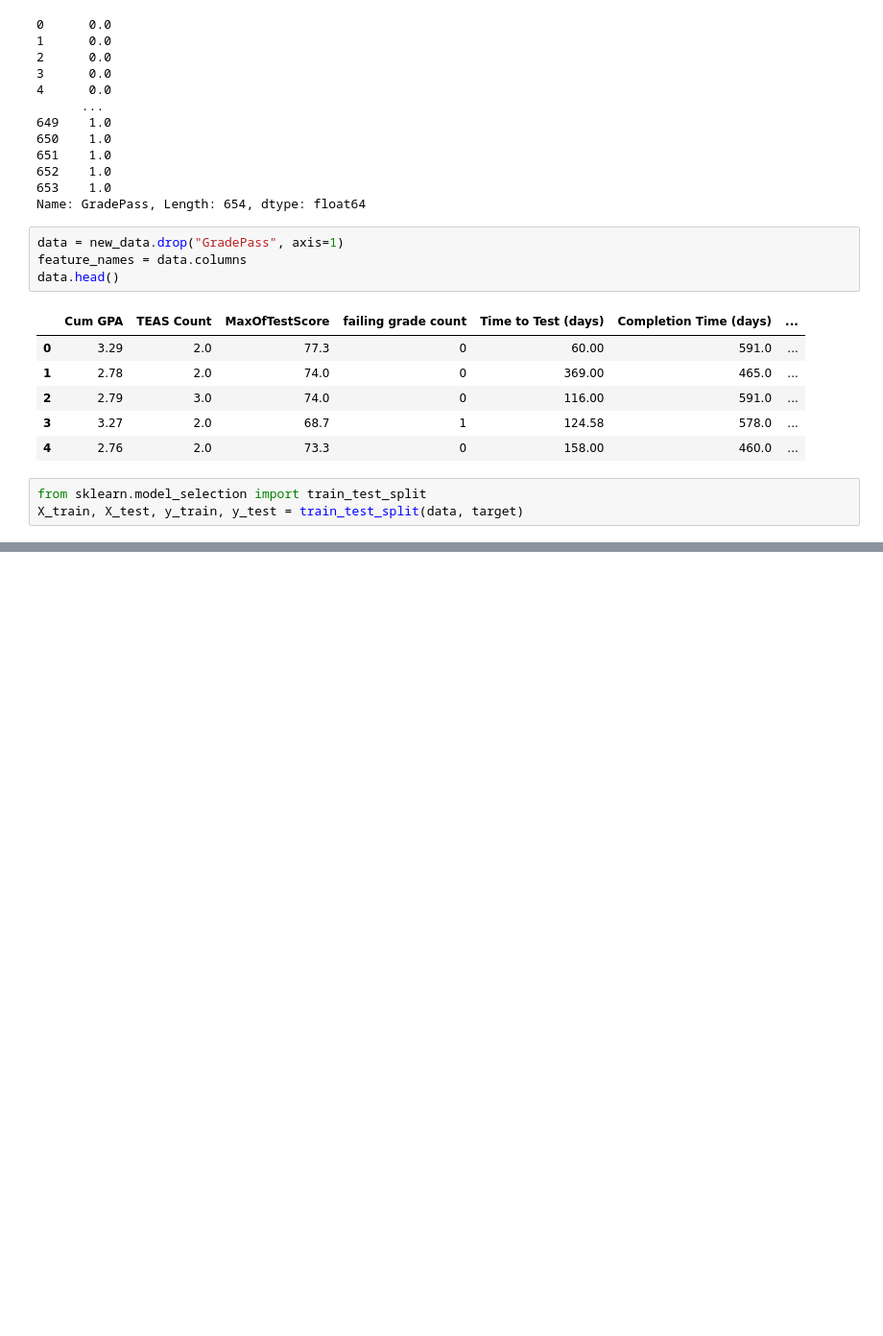
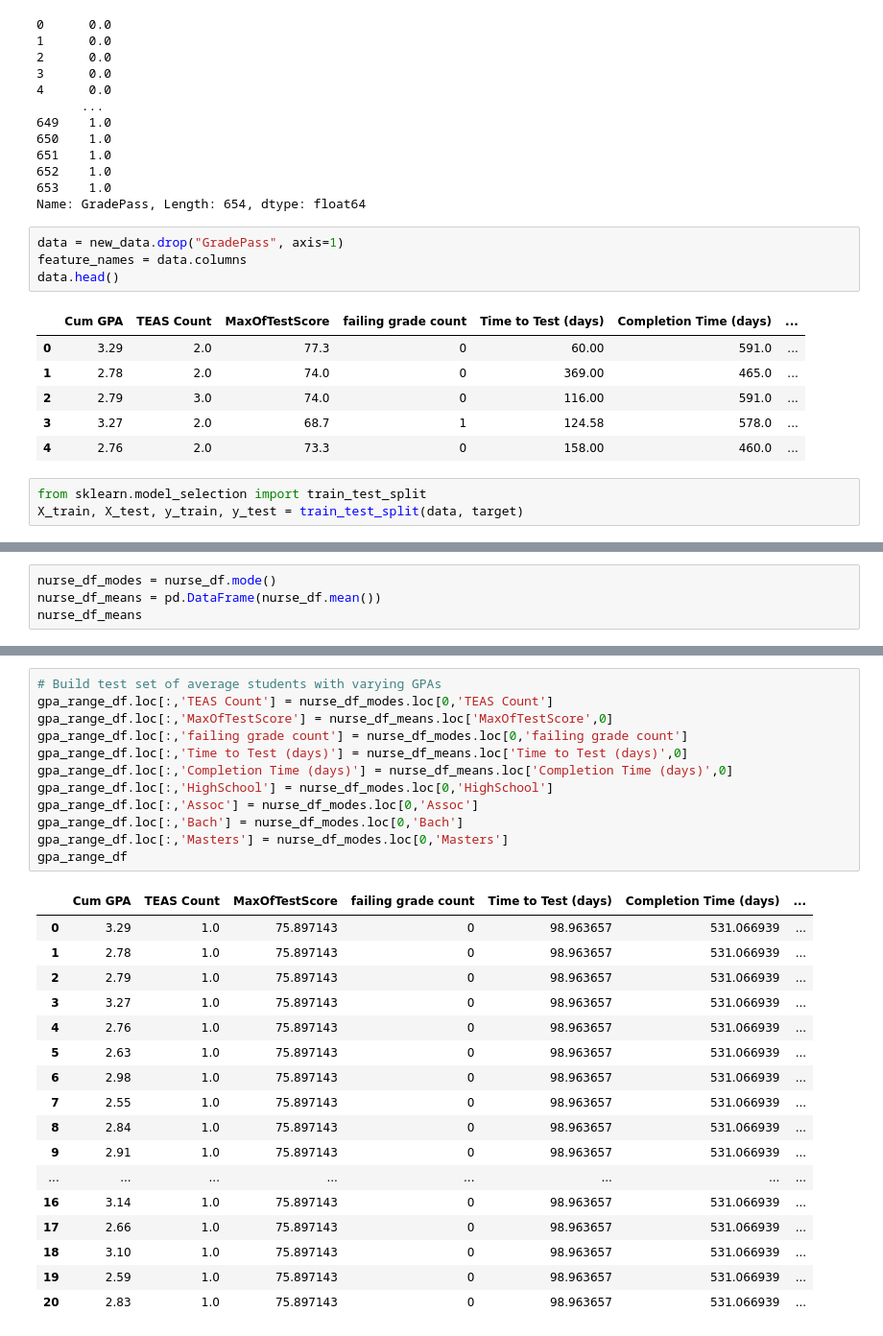
Before and after one commit to walaha2002/Project3, a Jupyter notebook: Eisenba/Extreme_Trees_Scores.ipynb, the cells around one changed output, grey strips where cells are left out. Shown at 96% size. Drawn from its saved outputs; the diff is of its cells as text; blank space fills up the shorter version.

```diff
--- a/Eisenba/Extreme_Trees_Scores.ipynb
+++ b/Eisenba/Extreme_Trees_Scores.ipynb
@@ -166,0 +189,4 @@ class_report_df
+# %%
+nurse_df_modes = nurse_df.mode()
+nurse_df_means = pd.DataFrame(nurse_df.mean())
+nurse_df_means
@@ -166,0 +206,30 @@ class_report_df
+# %%
+# Build test set of average students with varying GPAs
+gpa_range_df.loc[:,'TEAS Count'] = nurse_df_modes.loc[0,'TEAS Count']
+gpa_range_df.loc[:,'MaxOfTestScore'] = nurse_df_means.loc['MaxOfTestScore',0]
+gpa_range_df.loc[:,'failing grade count'] = nurse_df_modes.loc[0,'failing grade count']
+gpa_range_df.loc[:,'Time to Test (days)'] = nurse_df_means.loc['Time to Test (days)',0]
+gpa_range_df.loc[:,'Completion Time (days)'] = nurse_df_means.loc['Completion Time (days)',0]
+gpa_range_df.loc[:,'HighSchool'] = nurse_df_modes.loc[0,'HighSchool']
+gpa_range_df.loc[:,'Assoc'] = nurse_df_modes.loc[0,'Assoc']
+gpa_range_df.loc[:,'Bach'] = nurse_df_modes.loc[0,'Bach']
+gpa_range_df.loc[:,'Masters'] = nurse_df_modes.loc[0,'Masters']
+gpa_range_df
+# %% [output]
+|  | Cum GPA | TEAS Count | MaxOfTestScore | failing grade count | Time to Test (days) | Completion Time (days) | ... |
+| 0 | 3.29 | 1.0 | 75.897143 | 0 | 98.963657 | 531.066939 | ... |
+| 1 | 2.78 | 1.0 | 75.897143 | 0 | 98.963657 | 531.066939 | ... |
+| 2 | 2.79 | 1.0 | 75.897143 | 0 | 98.963657 | 531.066939 | ... |
+| 3 | 3.27 | 1.0 | 75.897143 | 0 | 98.963657 | 531.066939 | ... |
+| 4 | 2.76 | 1.0 | 75.897143 | 0 | 98.963657 | 531.066939 | ... |
+| 5 | 2.63 | 1.0 | 75.897143 | 0 | 98.963657 | 531.066939 | ... |
+| 6 | 2.98 | 1.0 | 75.897143 | 0 | 98.963657 | 531.066939 | ... |
+| 7 | 2.55 | 1.0 | 75.897143 | 0 | 98.963657 | 531.066939 | ... |
+| 8 | 2.84 | 1.0 | 75.897143 | 0 | 98.963657 | 531.066939 | ... |
+| 9 | 2.91 | 1.0 | 75.897143 | 0 | 98.963657 | 531.066939 | ... |
+| ... | ... | ... | ... | ... | ... | ... | ... |
+| 16 | 3.14 | 1.0 | 75.897143 | 0 | 98.963657 | 531.066939 | ... |
+| 17 | 2.66 | 1.0 | 75.897143 | 0 | 98.963657 | 531.066939 | ... |
+| 18 | 3.10 | 1.0 | 75.897143 | 0 | 98.963657 | 531.066939 | ... |
+| 19 | 2.59 | 1.0 | 75.897143 | 0 | 98.963657 | 531.066939 | ... |
+| 20 | 2.83 | 1.0 | 75.897143 | 0 | 98.963657 | 531.066939 | ... |
```
Also changed, not shown: parts of 13 cells of this notebook, 4 other files.
